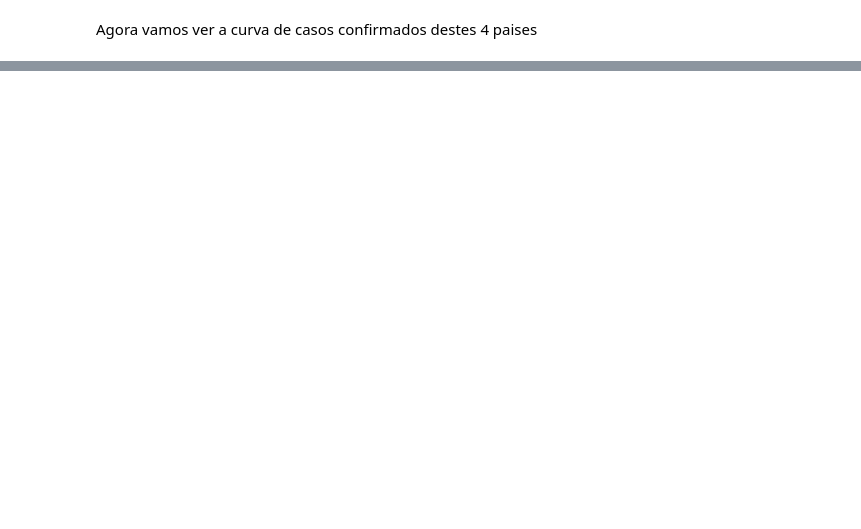
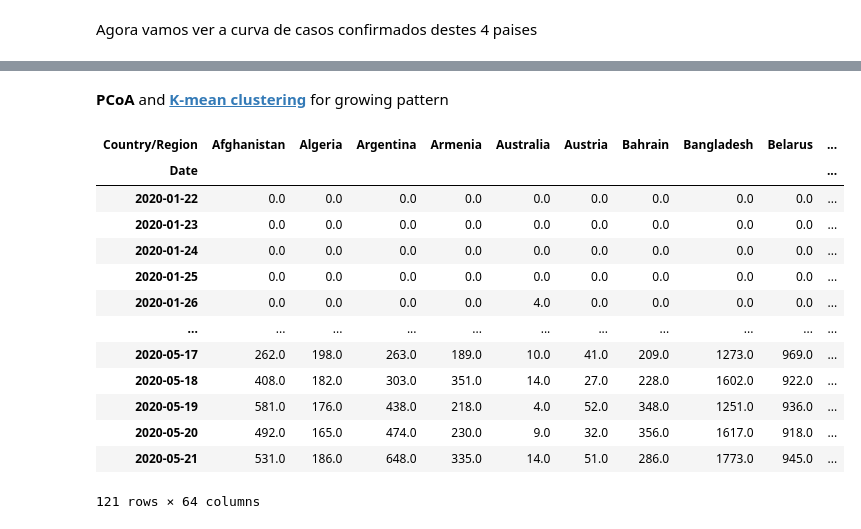
Before and after one commit to diogosmac/covid-forecast-feup-iart, a Jupyter notebook: projects/project2/notes.ipynb, the cells around one changed output, grey strips where cells are left out. Saved outputs shown, nothing was run; the diff lists cells and outputs as text; code cells hidden in the pictures; blank space fills up the shorter version.

```diff
--- a/projects/project2/notes.ipynb
+++ b/projects/project2/notes.ipynb
@@ -287,0 +300,9 @@ sb.lineplot(x='Date', y='Confirmed', data=covid_china_dataframe).set_title('Chin
+# %%
+# we dont need to remove unused columns, pivo_table already does that
+'''
+# remove lat, long, deaths and recovered
+new_dataframe = covid_world_dataframe.drop(labels=['Lat', 'Long', 'Deaths', 'Recovered'], axis=1)
+new_dataframe
+'''
+new_dataframe = covid_world_dataframe.pivot_table('Confirmed', ['Date'], 'Country/Region')
+new_dataframe
@@ -287,0 +332,6 @@ sb.lineplot(x='Date', y='Confirmed', data=covid_china_dataframe).set_title('Chin
+# %%
+# store first row
+first_row = new_dataframe.iloc[0]
+new_dataframe = new_dataframe.diff()
+new_dataframe.iloc[0] = first_row
+new_dataframe
@@ -287,0 +353,21 @@ sb.lineplot(x='Date', y='Confirmed', data=covid_china_dataframe).set_title('Chin
+# %% [markdown]
+**PCoA** and **[K-mean clustering](https://scikit-learn.org/stable/modules/generated/sklearn.cluster.KMeans.html)** for growing pattern
+# %%
+# Only include coutries with more than 5000 confirmed cases
+new_data_thousand = new_dataframe[[i for i in new_dataframe.columns if new_dataframe[i].sum() > 5000]]
+new_data_thousand
+# %% [output]
+| Country/Region | Afghanistan | Algeria | Argentina | Armenia | Australia | Austria | Bahrain | Bangladesh | Belarus | ... |
+| Date |  |  |  |  |  |  |  |  |  | ... |
+| 2020-01-22 | 0.0 | 0.0 | 0.0 | 0.0 | 0.0 | 0.0 | 0.0 | 0.0 | 0.0 | ... |
+| 2020-01-23 | 0.0 | 0.0 | 0.0 | 0.0 | 0.0 | 0.0 | 0.0 | 0.0 | 0.0 | ... |
+| 2020-01-24 | 0.0 | 0.0 | 0.0 | 0.0 | 0.0 | 0.0 | 0.0 | 0.0 | 0.0 | ... |
+| 2020-01-25 | 0.0 | 0.0 | 0.0 | 0.0 | 0.0 | 0.0 | 0.0 | 0.0 | 0.0 | ... |
+| 2020-01-26 | 0.0 | 0.0 | 0.0 | 0.0 | 4.0 | 0.0 | 0.0 | 0.0 | 0.0 | ... |
+| ... | ... | ... | ... | ... | ... | ... | ... | ... | ... | ... |
+| 2020-05-17 | 262.0 | 198.0 | 263.0 | 189.0 | 10.0 | 41.0 | 209.0 | 1273.0 | 969.0 | ... |
+| 2020-05-18 | 408.0 | 182.0 | 303.0 | 351.0 | 14.0 | 27.0 | 228.0 | 1602.0 | 922.0 | ... |
+| 2020-05-19 | 581.0 | 176.0 | 438.0 | 218.0 | 4.0 | 52.0 | 348.0 | 1251.0 | 936.0 | ... |
+| 2020-05-20 | 492.0 | 165.0 | 474.0 | 230.0 | 9.0 | 32.0 | 356.0 | 1617.0 | 918.0 | ... |
+| 2020-05-21 | 531.0 | 186.0 | 648.0 | 335.0 | 14.0 | 51.0 | 286.0 | 1773.0 | 945.0 | ... |
+121 rows × 64 columns
```
Also changed, not shown: parts of 42 cells of this notebook, 5 other files.
